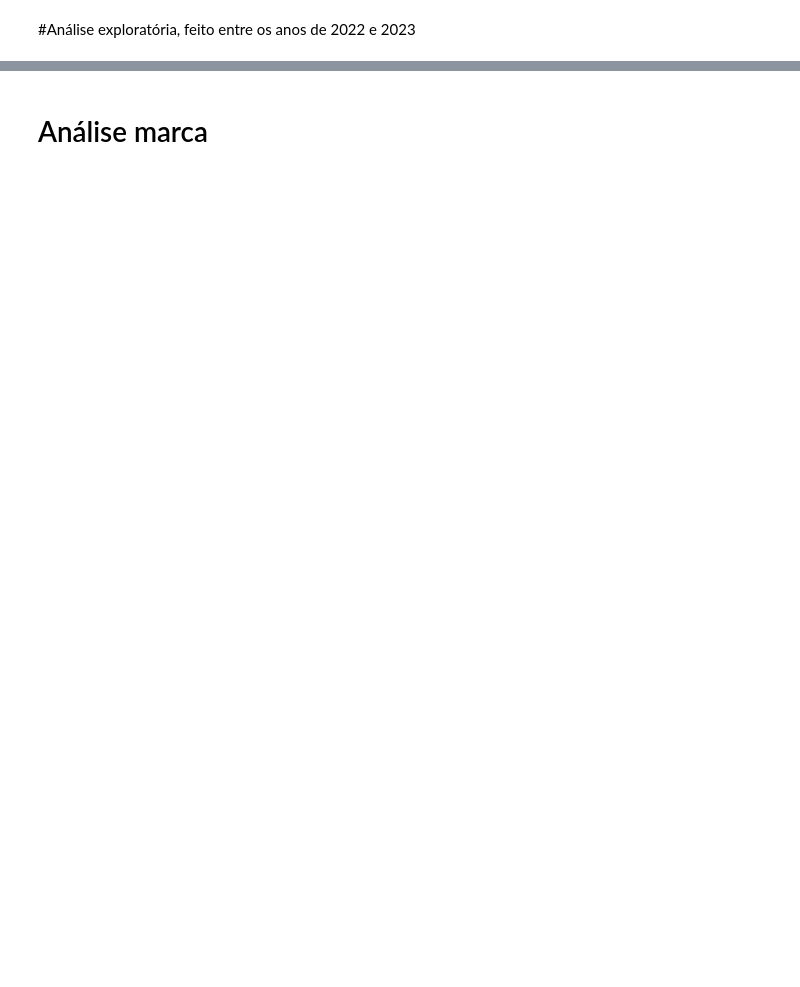
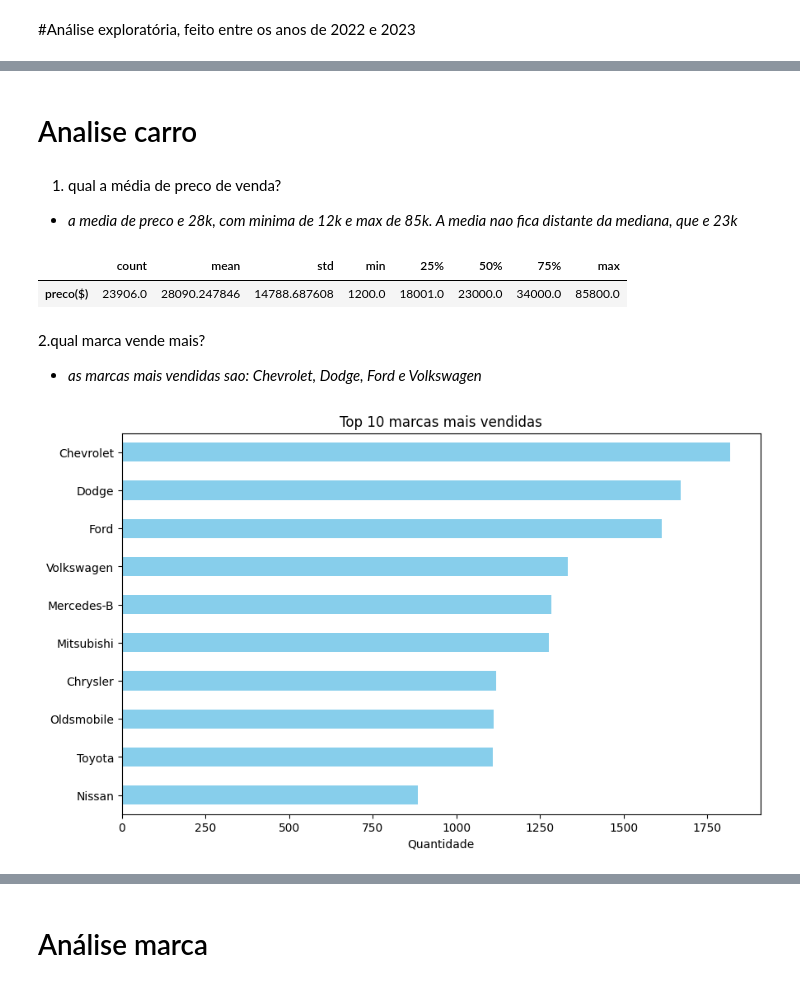
Before and after one commit to AlexPontes97/Projetos, a Jupyter notebook: venda_de_carros.ipynb, the cells around one changed output, grey strips where cells are left out. Saved outputs shown, nothing was run; the diff lists cells and outputs as text; code cells hidden in the pictures; blank space fills up the shorter version.

```diff
--- a/venda_de_carros.ipynb
+++ b/venda_de_carros.ipynb
@@ -65,0 +39,26 @@ df.boxplot()
+# %% [markdown]
+# Analise carro
+# %% [markdown]
+1. qual a média de preco de venda?
+* *a media de preco e 28k, com minima de 12k e max de 85k. A media nao fica distante da mediana, que e 23k*
+# %%
+# descritiva dos precos
+df.describe().T
+# %% [output]
+|  | count | mean | std | min | 25% | 50% | 75% | max |
+| preco($) | 23906.0 | 28090.247846 | 14788.687608 | 1200.0 | 18001.0 | 23000.0 | 34000.0 | 85800.0 |
+# %% [markdown]
+2.qual marca vende mais?
+* *as marcas mais vendidas sao: Chevrolet, Dodge, Ford e Volkswagen*
+# %%
+# aqui verifiquei as marcas mais vendidas, filtrando os top 10(em obervasões)
+top_10_marcas = df['Marca'].value_counts().head(10)
+plt.figure(figsize=(10, 6))
+top_10_marcas.plot(kind='barh', color='skyblue')
+# titulos e eixos
+plt.title('Top 10 marcas mais vendidas')
+plt.xlabel('Quantidade')
+plt.gca().invert_yaxis()
+plt.show()
+# %% [output]
+[figure, added]
```
Also changed, not shown: parts of 43 cells of this notebook.
